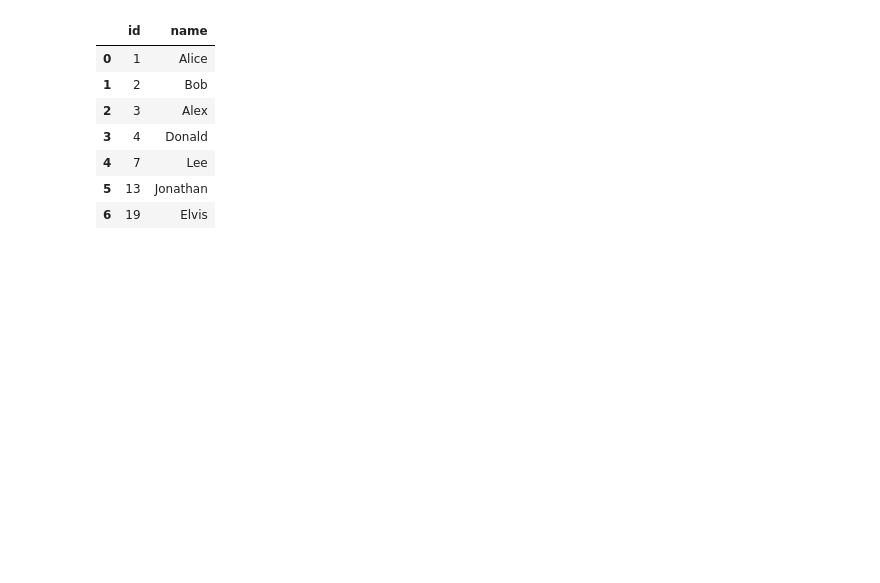
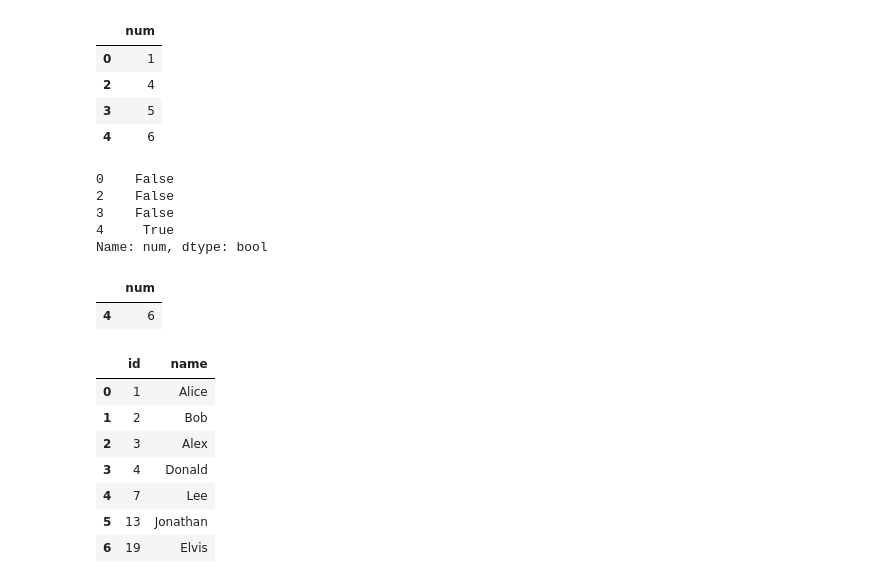
Before and after one commit to jjoseph-anderson/LeetCode, a Jupyter notebook: Rough_Work.ipynb, the cells around one changed output. Cells and saved outputs as stored; diff of their text form; code cells hidden in the pictures; blank space fills up the shorter version.

```diff
--- a/Rough_Work.ipynb
+++ b/Rough_Work.ipynb
@@ -6,0 +32,9 @@ my_numbers = pd.DataFrame({
+# %%
+new = df[mask][['num']]
+new
+# %% [output]
+|  | num |
+| 0 | 1 |
+| 2 | 4 |
+| 3 | 5 |
+| 4 | 6 |
@@ -7,3 +43,17 @@ my_numbers = pd.DataFrame({
+# %%
+mask2 = (new.num == maxi)
+mask2
+# %% [output]
+0    False
+2    False
+3    False
+4     True
+Name: num, dtype: bool
+# %%
+new[mask2]
+# %% [output]
+|  | num |
+| 4 | 6 |
 # %%
 users = pd.DataFrame({
     "id": [1, 2, 3, 19],
```
Also changed, not shown: parts of 6 cells of this notebook, 1 other file.
